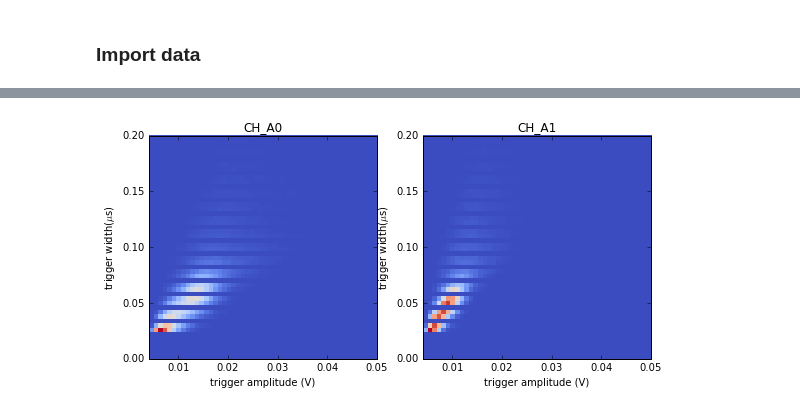
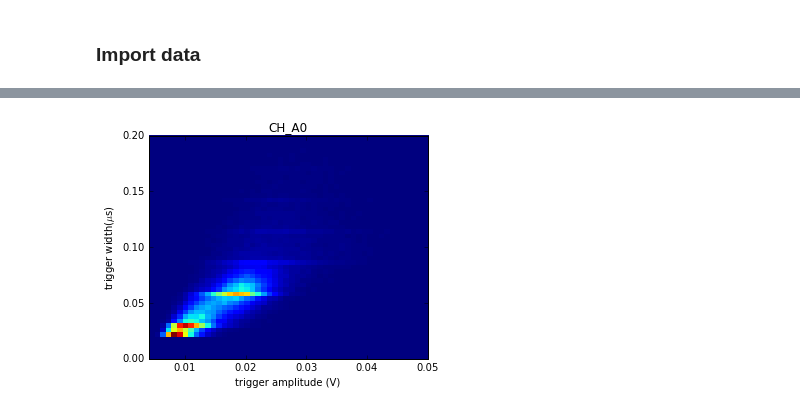
Before and after one commit to PositroniumSpectroscopy/oskar_tools, a Jupyter notebook: examples/Events/Event Spectra.ipynb, the cells around one changed output, grey strips where cells are left out. Drawn from its saved outputs; the diff is of its cells as text; code cells hidden in the pictures.

```diff
--- a/examples/Events/Event Spectra.ipynb
+++ b/examples/Events/Event Spectra.ipynb
@@ -10,7 +10,7 @@ import oskar
 # %% [markdown]
 ### Import data
 # %%
-rid = '20160424_115511'
+rid = '20160504_051854'
 h5 = oskar.H5Data(rid)              # data
 out_dire = h5.out_dire("Count")     # output
 # log
@@ -19,8 +19,8 @@ logDF = h5.log
 vDF = h5.var_df()
 uDF = h5.unique_df()
 # count data
-channels = ['CH_A0', 'CH_A1']
-eventDF = h5.load_count(channels, include_vars=True)
+channels = ['CH_A0']
+eventDF = h5.load_count(channels, include_vars=True)  # to load several rids use: oskar.count_data([rid_0, rid_1, ...])
 # %%
 eventDF.head()
 # %% [output]
@@ -95,7 +95,7 @@ for i, chan in enumerate(channels):
         amp_av.append(val.amp.mean())
         amp_stderr.append(val.amp.std()/ np.sqrt(ntrigs))
     ax[0].errorbar(squids, np.array(amp_av), yerr=np.array(amp_stderr), alpha=0.8, label=chan, color=oskar.colors[i%7])
-    ax[1].plot(tmp.index, tmp.amp, '.', alpha=0.01, label=chan, color=oskar.colors[i%7])
+    ax[1].plot(tmp.index, tmp.amp, '.', alpha=0.002, label=chan, color=oskar.colors[i%7])
     ax[2].hist(tmp.amp, 25, alpha=0.8, label=chan, color=oskar.colors[i%7])
 ax[0].set_xlabel(r'squid #')
 ax[0].set_ylabel('mean amp (V)')
@@ -138,14 +138,14 @@ plt.show()
 # %%
 # trigger time and amp
-fig, ax = plt.subplots(1, 2, figsize=(9, 4))
+fig, ax = plt.subplots(1, 1, figsize=(5, 4))
 i = 0
 for chan in channels:
     tmp = eventDF.loc[chan]
-    ax[i].hist2d(tmp.trigger * 1e6, tmp.amp, 50, range=np.array([(0.0, 6.0), (0.004, 0.05)]),
-                 label=chan, cmap='coolwarm')
-    ax[i].set_xlabel(r'trigger time ($\mu$s)')
-    ax[i].set_ylabel('trigger amplitude (V)')
-    ax[i].set_title(chan)
+    ax.hist2d(tmp.trigger * 1e6, tmp.amp, 50, range=np.array([(0.0, 6.0), (0.004, 0.05)]),
+                 label=chan, cmap='jet')
+    ax.set_xlabel(r'trigger time ($\mu$s)')
+    ax.set_ylabel('trigger amplitude (V)')
+    ax.set_title(chan)
     i = i + 1
 plt.tight_layout()
 plt.show()
@@ -154,15 +154,15 @@ plt.show()
 # %%
 # trigger amp and width
-fig, ax = plt.subplots(1, 2, figsize=(9, 4))
+fig, ax = plt.subplots(1, 1, figsize=(5, 4))
 i = 0
 for chan in channels:
     tmp = eventDF.loc[chan]
-    ax[i].hist2d(tmp.amp, tmp.width * 1e6, 50, range=np.array([(0.004, 0.05), (0, 0.2)]),
-                 label=chan, cmap='coolwarm')
-    ax[i].set_ylabel(r'trigger width($\mu$s)')
-    ax[i].set_xlabel('trigger amplitude (V)')
-    ax[i].set_title(chan)
+    ax.hist2d(tmp.amp, tmp.width * 1e6, 50, range=np.array([(0.004, 0.05), (0, 0.2)]),
+                 label=chan, cmap='jet')
+    ax.set_ylabel(r'trigger width($\mu$s)')
+    ax.set_xlabel('trigger amplitude (V)')
+    ax.set_title(chan)
     i = i + 1
 plt.show()
 # %% [output]
-[figure, old version]
+[figure, new version]
```
Also changed, not shown: parts of 6 cells of this notebook, 8 other files.
